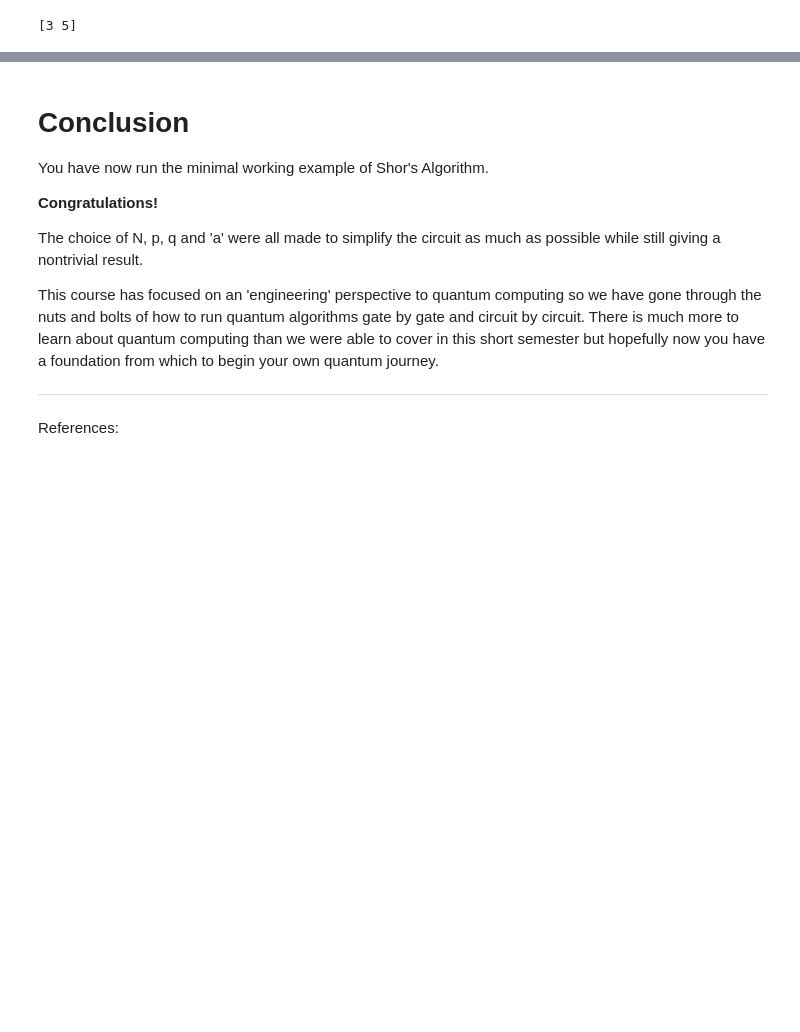
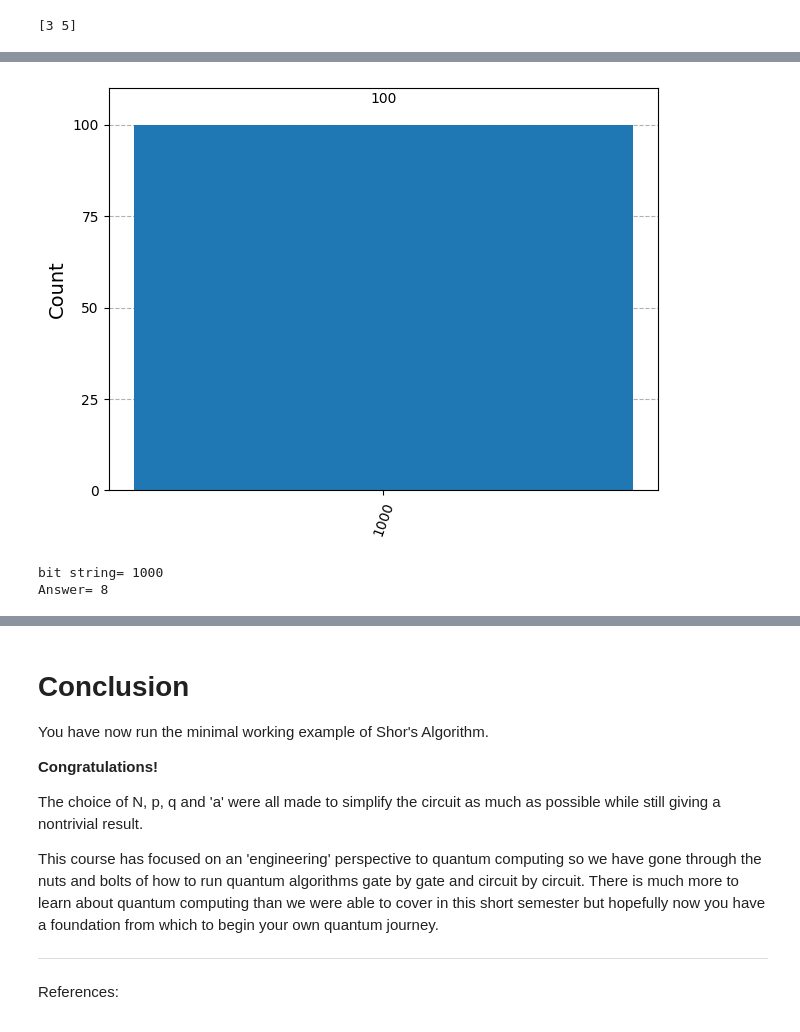
Before and after one commit to UMassIonTrappers/Introduction-to-Quantum-Computing, a Jupyter notebook: labs/Lab_12_Shor.ipynb, the cells around one changed output, grey strips where cells are left out. Cells and saved outputs as stored; diff of their text form; code cells hidden in the pictures; blank space fills up the shorter version.

```diff
--- a/labs/Lab_12_Shor.ipynb
+++ b/labs/Lab_12_Shor.ipynb
@@ -1305,0 +1356,12 @@ print(np.round(guesses))
+# %%
+results = sim.run(qc.decompose(reps=6),shots=100).result()
+counts = results.get_counts()
+display(plot_histogram(counts))
+
+frequent = counts.most_frequent()
+print('bit string=',frequent)
+print('Answer=',int(frequent,2))
+# %% [output]
+[figure, added]
+bit string= 1000
+Answer= 8
```
Also changed, not shown: parts of 14 cells of this notebook.
